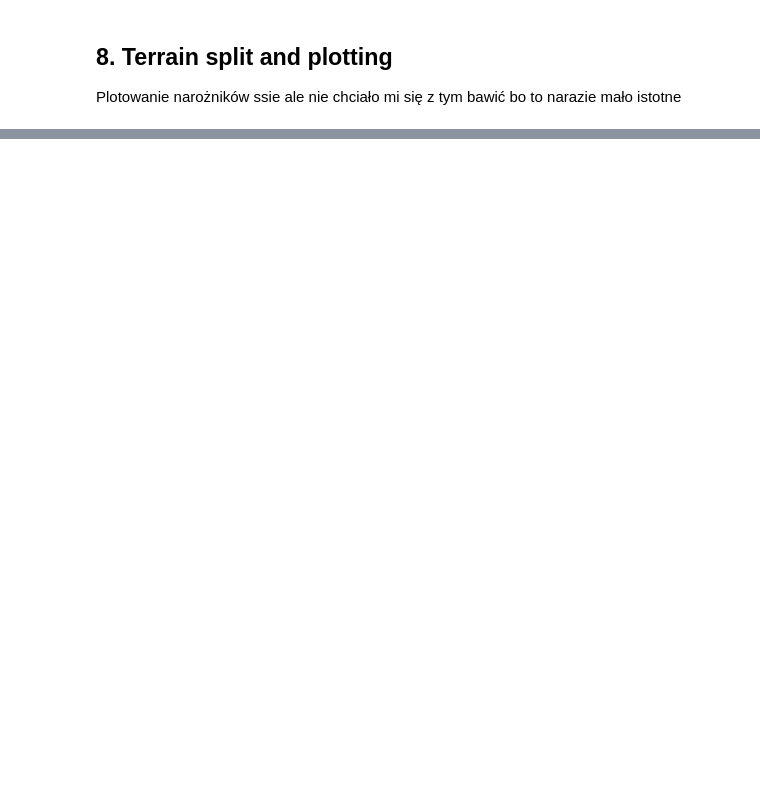
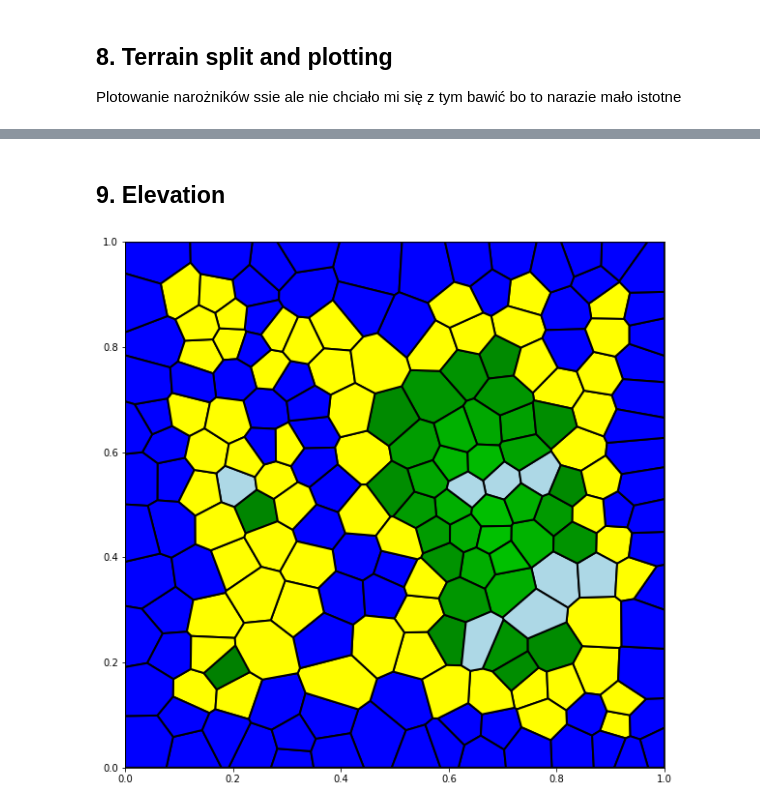
Before and after one commit to TheFebrin/Polygonal-Map-Generation-for-Games, a Jupyter notebook: main_notebook.ipynb, the cells around one changed output, grey strips where cells are left out. Drawn from its saved outputs; the diff is of its cells as text; code cells hidden in the pictures; blank space fills up the shorter version.

```diff
--- a/main_notebook.ipynb
+++ b/main_notebook.ipynb
@@ -173,0 +178,2 @@ g.plot_map_with_terrain_types()
+# %% [markdown]
+## 9. Elevation
@@ -173,0 +183,4 @@ g.plot_map_with_terrain_types()
+# %%
+g.plot_map_with_terrain_types()
+# %% [output]
+[figure, added]
```
Also changed, not shown: parts of 14 cells of this notebook, 2 other files.
